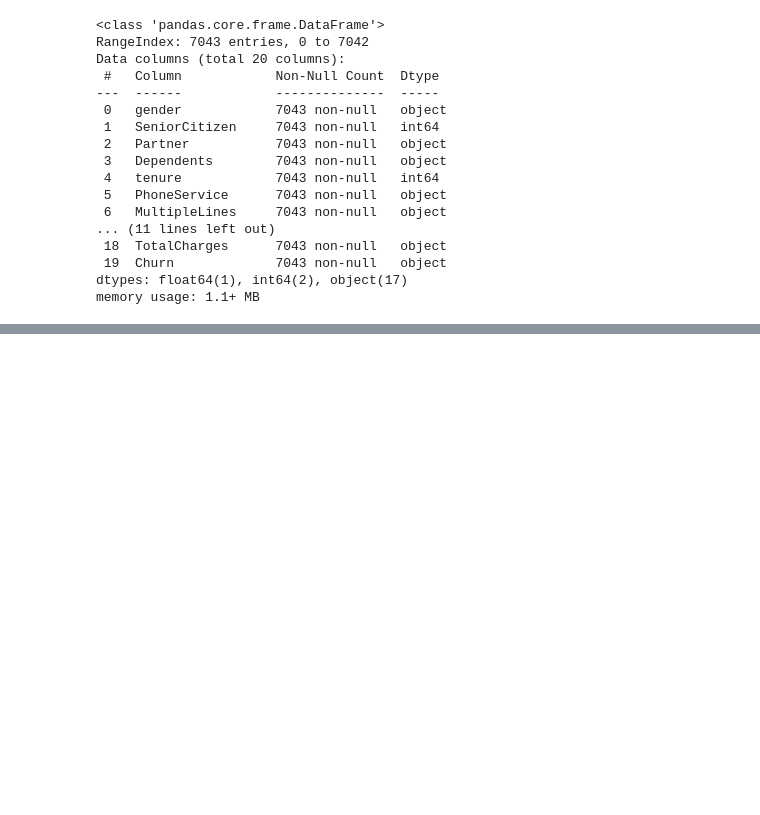
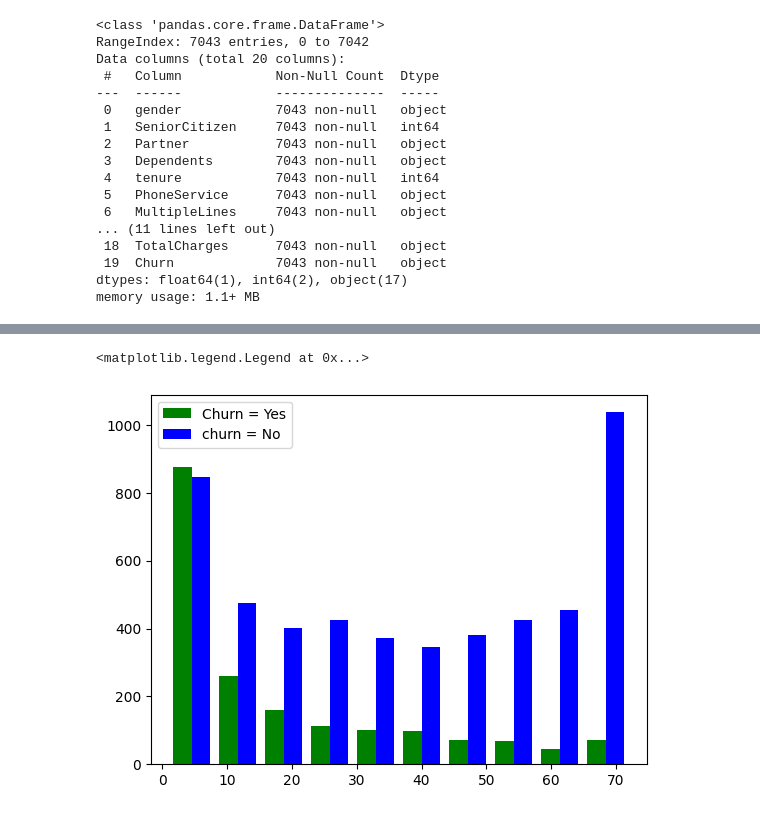
Before and after one commit to kamijoseph/Customer-Churn-Prediction, a Jupyter notebook: main.ipynb, the cells around one changed output, grey strips where cells are left out. Drawn from its saved outputs; the diff is of its cells as text; code cells hidden in the pictures; blank space fills up the shorter version.

Commit message:
exploratory data analysis

```diff
--- a/main.ipynb
+++ b/main.ipynb
@@ -78,0 +112,3 @@ memory usage: 1.1+ MB
+# %%
+data = data[data.TotalCharges != ' ']
+data.shape
@@ -78,0 +117,3 @@ memory usage: 1.1+ MB
+# %%
+data["TotalCharges"] = pd.to_numeric(data["TotalCharges"])
+data.dtypes
@@ -78,0 +147,5 @@ memory usage: 1.1+ MB
+# %%
+# tenure churns
+no_ten_churn = data[data.Churn == "No"].tenure
+ten_churn = data[data.Churn == "Yes"].tenure
+ten_churn
@@ -78,0 +180,10 @@ memory usage: 1.1+ MB
+# %%
+plt.hist(
+    [ten_churn, no_ten_churn],
+    color=["green", "blue"],
+    label=["Churn = Yes", "churn = No"]
+)
+plt.legend()
+# %% [output]
+<matplotlib.legend.Legend at 0x...>
+[figure, added]
```
Also changed, not shown: parts of 9 cells of this notebook.
